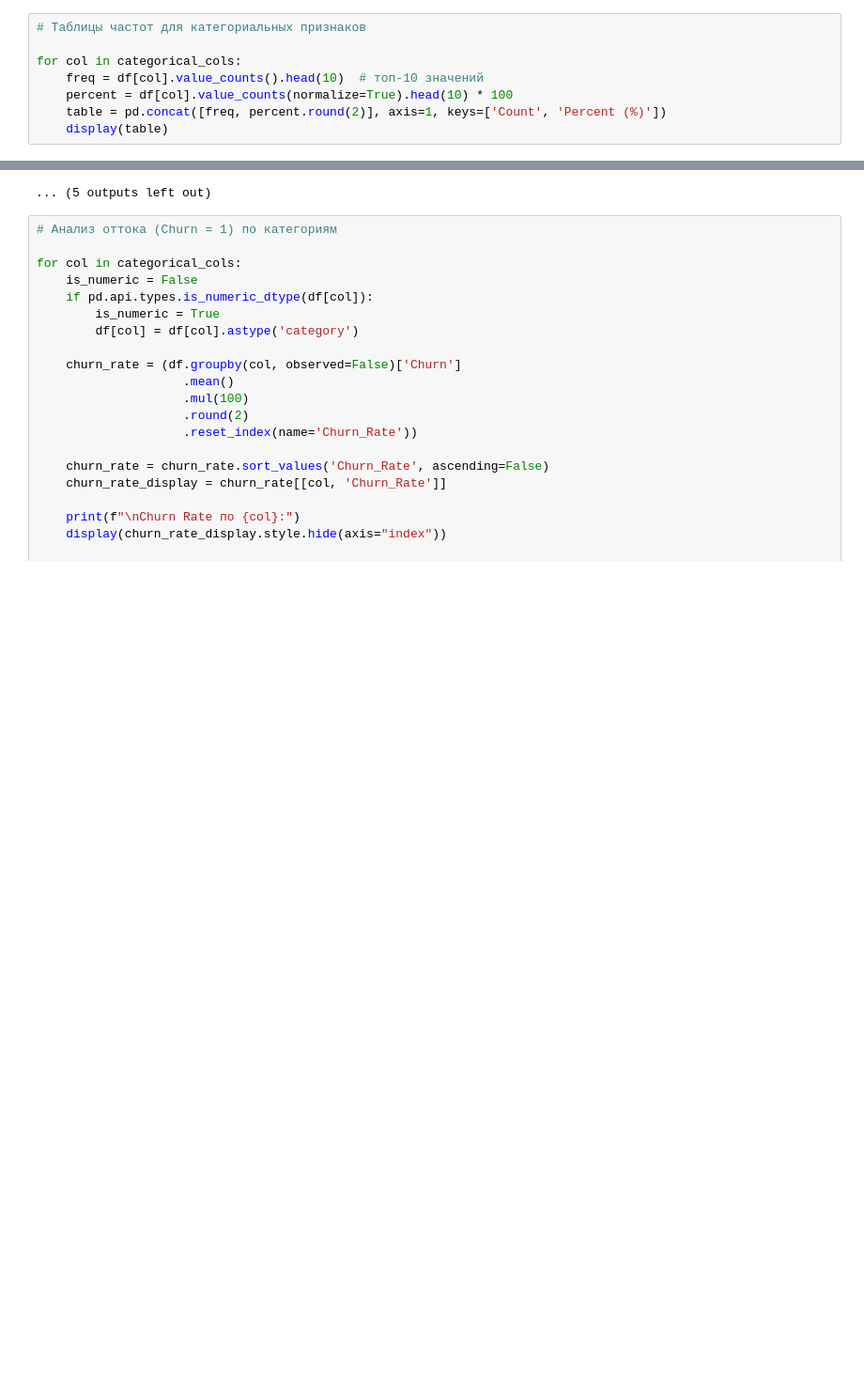
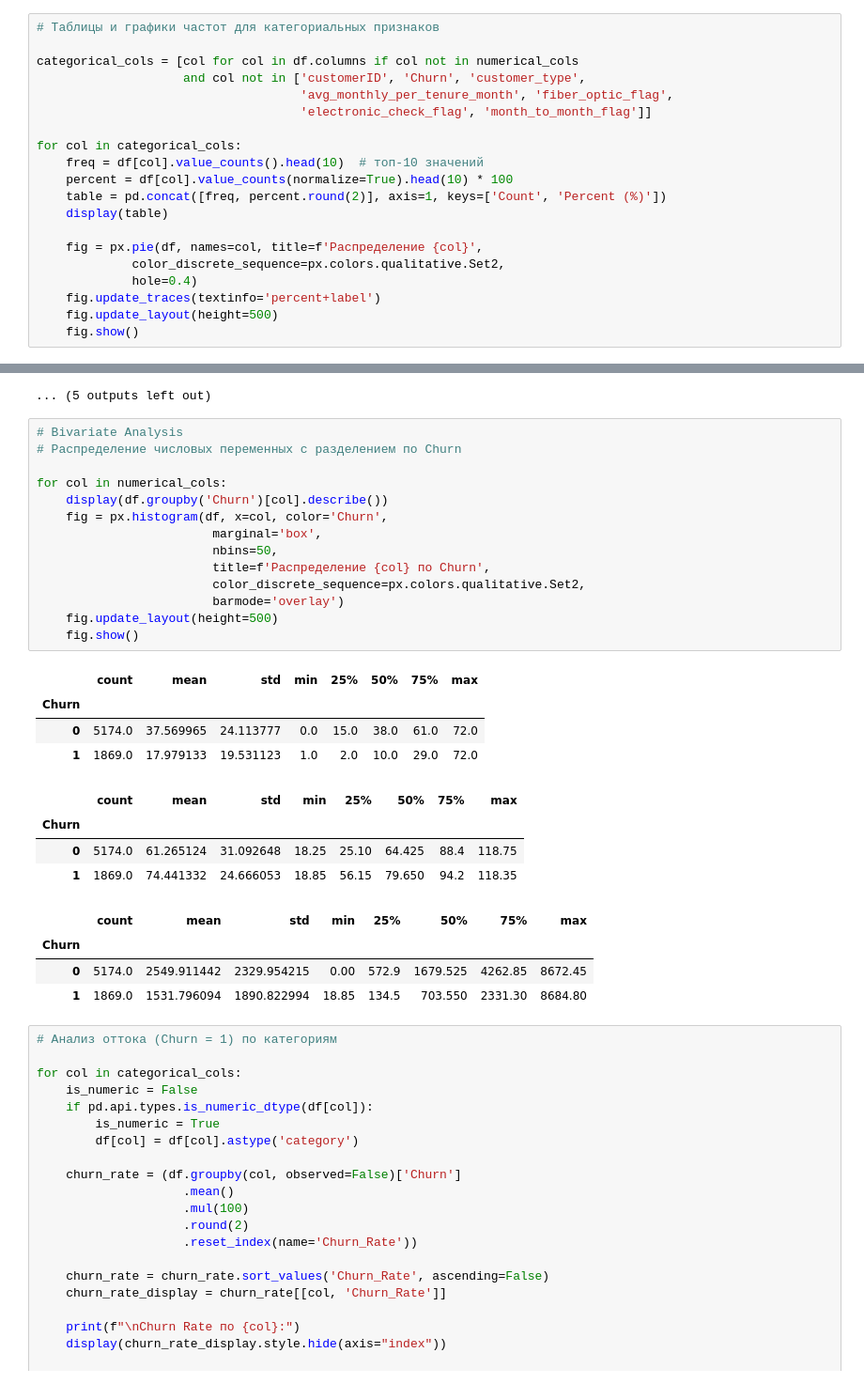
Before and after one commit to temakiselevv/telco-churn-project, a Jupyter notebook: notebooks/02_eda.ipynb, the cells around one changed output, grey strips where cells are left out. Shown at 94% size. Saved outputs shown, nothing was run; the diff lists cells and outputs as text; blank space fills up the shorter version.

```diff
--- a/notebooks/02_eda.ipynb
+++ b/notebooks/02_eda.ipynb
@@ -132,11 +120,23 @@ categorical_cols = [col for col in df.columns if col not in numerical_cols
 # %%
-# Таблицы частот для категориальных признаков
+# Таблицы и графики частот для категориальных признаков
+
+categorical_cols = [col for col in df.columns if col not in numerical_cols
+                    and col not in ['customerID', 'Churn', 'customer_type',
+                                    'avg_monthly_per_tenure_month', 'fiber_optic_flag',
+                                    'electronic_check_flag', 'month_to_month_flag']]
 
 for col in categorical_cols:
     freq = df[col].value_counts().head(10)  # топ-10 значений
     percent = df[col].value_counts(normalize=True).head(10) * 100
     table = pd.concat([freq, percent.round(2)], axis=1, keys=['Count', 'Percent (%)'])
     display(table)
+
+    fig = px.pie(df, names=col, title=f'Распределение {col}',
+             color_discrete_sequence=px.colors.qualitative.Set2,
+             hole=0.4)
+    fig.update_traces(textinfo='percent+label')
+    fig.update_layout(height=500)
+    fig.show()
 # %% [output]
 |  | Count | Percent (%) |
 | gender |  |  |
@@ -195,6 +195,33 @@ for col in categorical_cols:
 | Yes | 2732 | 38.79 |
 | No internet service | 1526 | 21.67 |
 ... (5 outputs left out)
+# %%
+# Bivariate Analysis
+# Распределение числовых переменных с разделением по Churn
+
+for col in numerical_cols:
+    display(df.groupby('Churn')[col].describe())
+    fig = px.histogram(df, x=col, color='Churn',
+                        marginal='box',
+                        nbins=50,
+                        title=f'Распределение {col} по Churn',
+                        color_discrete_sequence=px.colors.qualitative.Set2,
+                        barmode='overlay')
+    fig.update_layout(height=500)
+    fig.show()
+# %% [output]
+|  | count | mean | std | min | 25% | 50% | 75% | max |
+| Churn |  |  |  |  |  |  |  |  |
+| 0 | 5174.0 | 37.569965 | 24.113777 | 0.0 | 15.0 | 38.0 | 61.0 | 72.0 |
+| 1 | 1869.0 | 17.979133 | 19.531123 | 1.0 | 2.0 | 10.0 | 29.0 | 72.0 |
+|  | count | mean | std | min | 25% | 50% | 75% | max |
+| Churn |  |  |  |  |  |  |  |  |
+| 0 | 5174.0 | 61.265124 | 31.092648 | 18.25 | 25.10 | 64.425 | 88.4 | 118.75 |
+| 1 | 1869.0 | 74.441332 | 24.666053 | 18.85 | 56.15 | 79.650 | 94.2 | 118.35 |
+|  | count | mean | std | min | 25% | 50% | 75% | max |
+| Churn |  |  |  |  |  |  |  |  |
+| 0 | 5174.0 | 2549.911442 | 2329.954215 | 0.00 | 572.9 | 1679.525 | 4262.85 | 8672.45 |
+| 1 | 1869.0 | 1531.796094 | 1890.822994 | 18.85 | 134.5 | 703.550 | 2331.30 | 8684.80 |
 # %%
 # Анализ оттока (Churn = 1) по категориям
 
```
Also changed, not shown: parts of 3 cells of this notebook.
